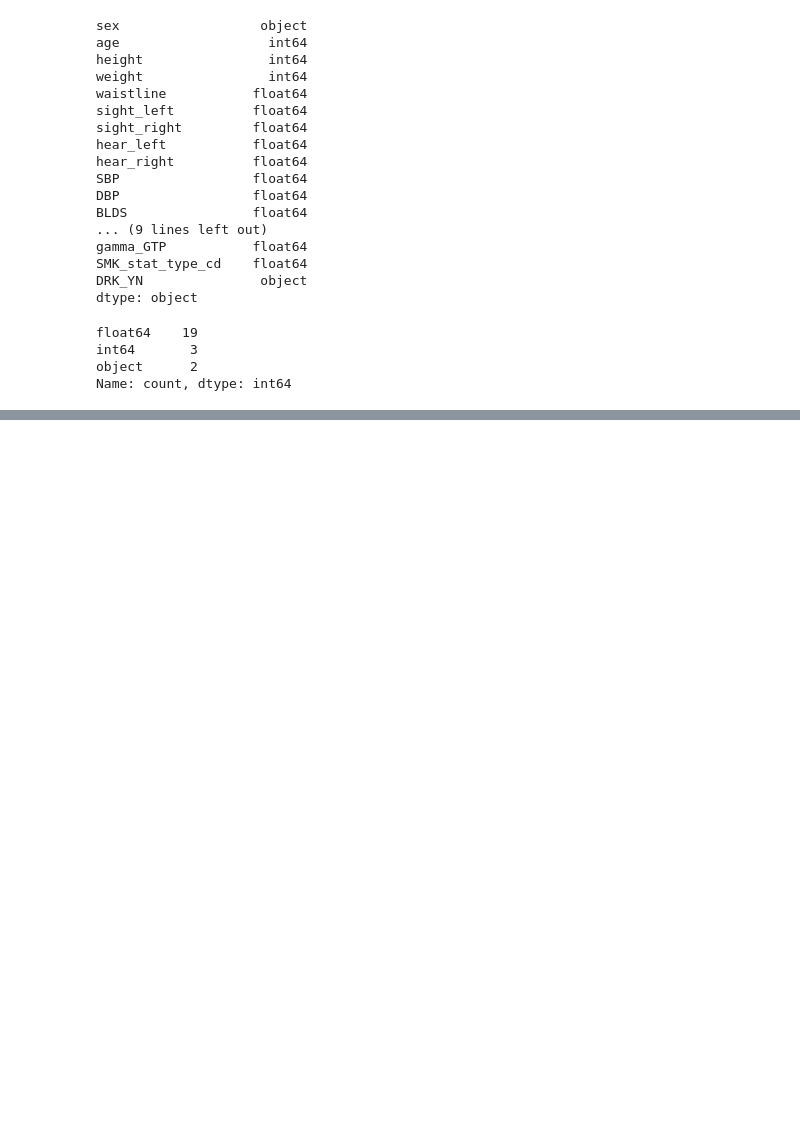
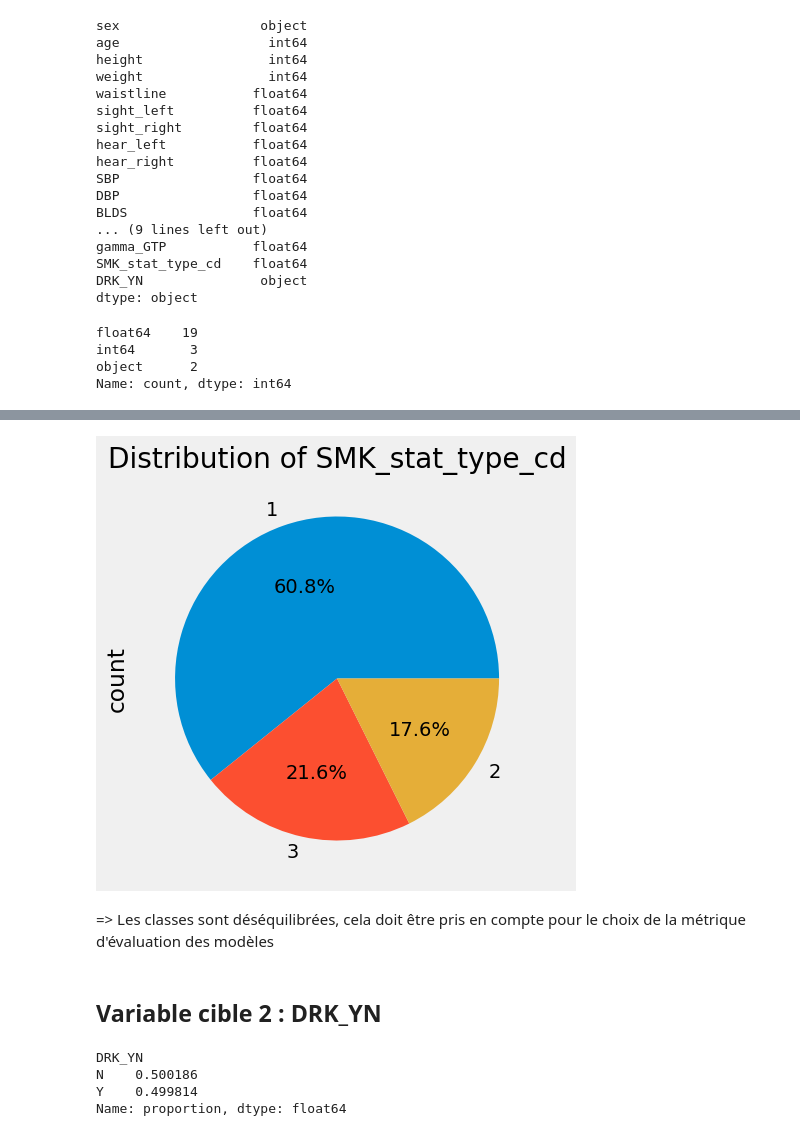
Before and after one commit to Merii-s/Machine-Learning-Smoking-multi-class-classification-, a Jupyter notebook: projet.ipynb, the cells around one changed output, grey strips where cells are left out. Saved outputs shown, nothing was run; the diff lists cells and outputs as text; code cells hidden in the pictures; blank space fills up the shorter version.

```diff
--- a/projet.ipynb
+++ b/projet.ipynb
@@ -196,0 +281,19 @@ duplicate_df_smoking_drinking
+# %%
+# Affichage des valeurs uniques de la variable SMK_stat_type_cd sous forme de camembert
+plt.figure(figsize=(10, 5))
+df_smoking_drinking['SMK_stat_type_cd'].value_counts().plot.pie(autopct='%1.1f%%')
+plt.title('Distribution of SMK_stat_type_cd')
+plt.show()
+# %% [output]
+[figure, added]
+# %% [markdown]
+=> Les classes sont déséquilibrées, cela doit être pris en compte pour le choix de la métrique d'évaluation des modèles
+# %% [markdown]
+## Variable cible 2 : DRK_YN
+# %%
+df_smoking_drinking['DRK_YN'].value_counts(normalize=True)
+# %% [output]
+DRK_YN
+N    0.500186
+Y    0.499814
+Name: proportion, dtype: float64
```
Also changed, not shown: parts of 50 cells of this notebook, 2 other files.
